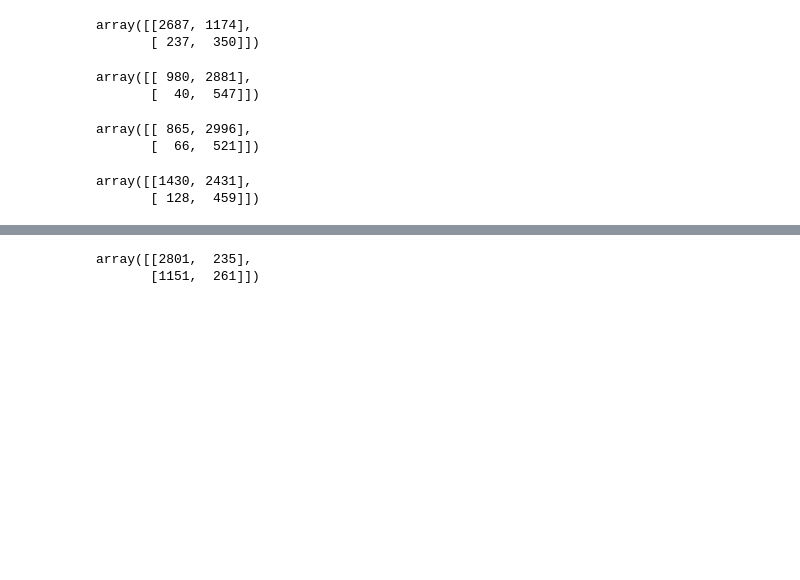
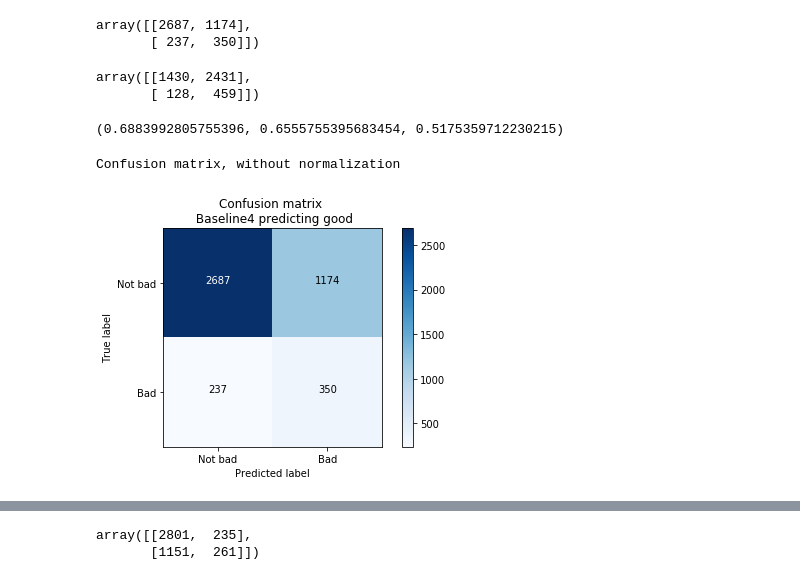
Before and after one commit to Myau5x/anti-recommender, a Jupyter notebook: testing_on_scrap.ipynb, the cells around one changed output, grey strips where cells are left out. Drawn from its saved outputs; the diff is of its cells as text; code cells hidden in the pictures; blank space fills up the shorter version.

```diff
--- a/testing_on_scrap.ipynb
+++ b/testing_on_scrap.ipynb
@@ -336,18 +322,18 @@ confusion_matrix(act, base4)
 # %% [output]
 array([[2687, 1174],
        [ 237,  350]])
-# %%
-confusion_matrix(act, base45)
-# %% [output]
-array([[ 980, 2881],
-       [  40,  547]])
-# %%
-confusion_matrix(act, pred_gr)
-# %% [output]
-array([[ 865, 2996],
-       [  66,  521]])
 # %%
 confusion_matrix(act, pred_rf)
 # %% [output]
 array([[1430, 2431],
        [ 128,  459]])
+# %%
+accuracy_score(~act_plus, ~base35), accuracy_score(~act_plus, ~base4), accuracy_score(~act_plus, ~pred_rf)
+# %% [output]
+(0.6883992805755396, 0.6555755395683454, 0.5175359712230215)
+# %%
+plot_confusion_matrix(confusion_matrix(act, base4),['Not bad','Bad'],
+                      title='Confusion matrix \n Baseline4 predicting good')
+# %% [output]
+Confusion matrix, without normalization
+[figure, added]
```
Also changed, not shown: parts of 32 cells of this notebook, 31 other files.
